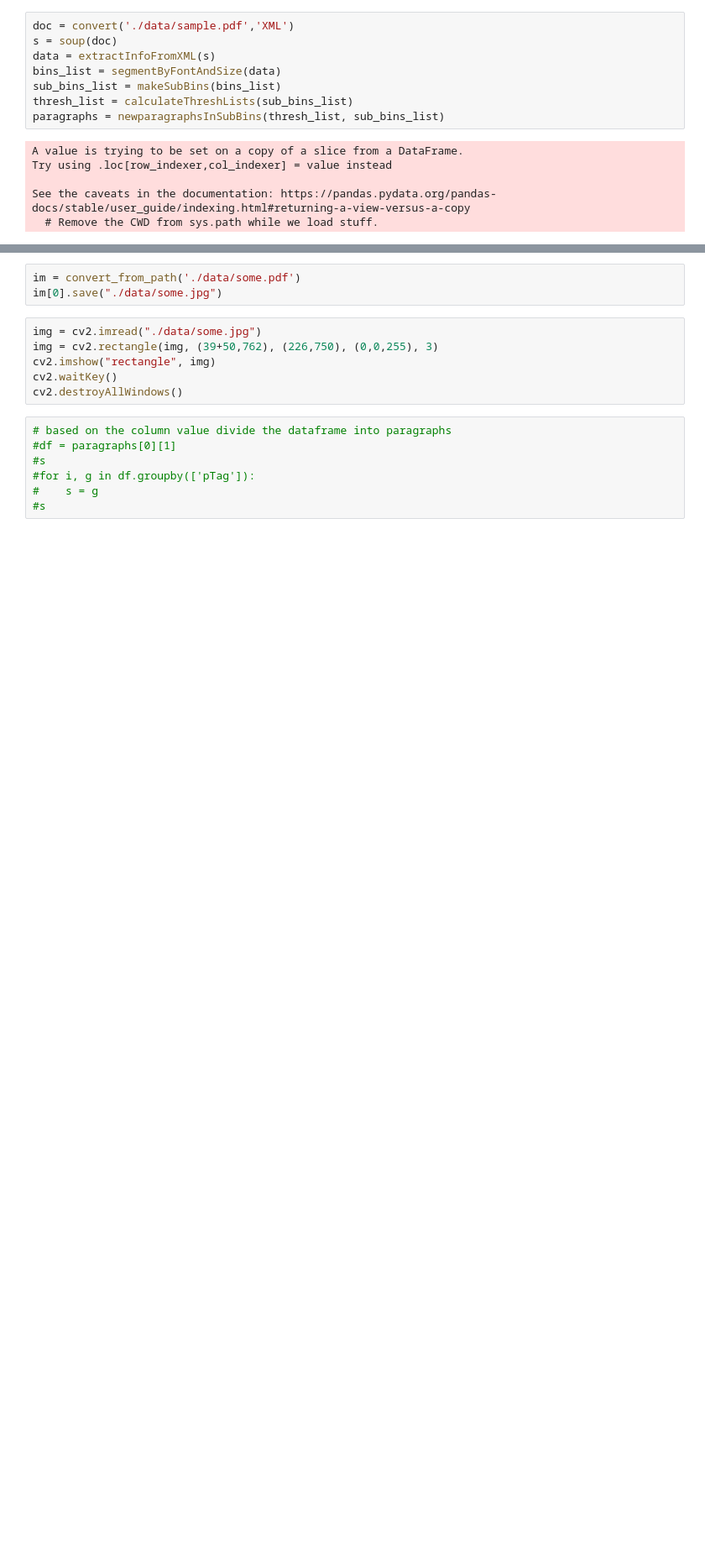
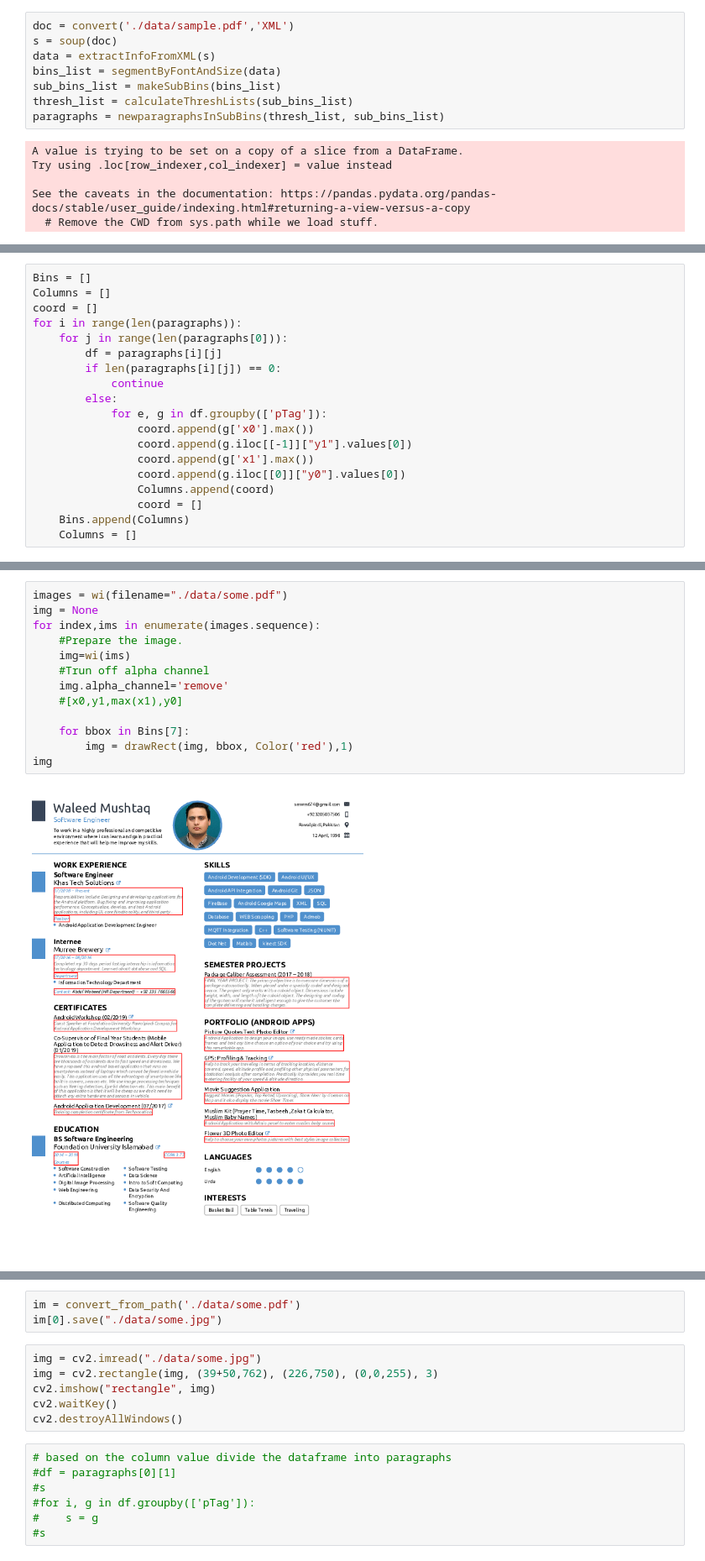
Before and after one commit to strikerhac/pdf_parser, a Jupyter notebook: pdf_parser.ipynb, the cells around one changed output, grey strips where cells are left out. Shown at 84% size. Drawn from its saved outputs; the diff is of its cells as text; blank space fills up the shorter version.

```diff
--- a/pdf_parser.ipynb
+++ b/pdf_parser.ipynb
@@ -289,0 +309,19 @@ paragraphs[0][1]
+# %%
+Bins = []
+Columns = []
+coord = []
+for i in range(len(paragraphs)):
+    for j in range(len(paragraphs[0])):
+        df = paragraphs[i][j]
+        if len(paragraphs[i][j]) == 0:
+            continue
+        else:
+            for e, g in df.groupby(['pTag']):
+                coord.append(g['x0'].max())
+                coord.append(g.iloc[[-1]]["y1"].values[0])
+                coord.append(g['x1'].max())
+                coord.append(g.iloc[[0]]["y0"].values[0])
+                Columns.append(coord)
+                coord = []
+    Bins.append(Columns)
+    Columns = []
@@ -289,0 +376,15 @@ paragraphs[0][1]
+# %%
+images = wi(filename="./data/some.pdf")
+img = None
+for index,ims in enumerate(images.sequence):
+    #Prepare the image.
+    img=wi(ims)
+    #Trun off alpha channel
+    img.alpha_channel='remove'
+    #[x0,y1,max(x1),y0]
+
+    for bbox in Bins[7]:
+        img = drawRect(img, bbox, Color('red'),1)
+img
+# %% [output]
+[figure, added]
```
Also changed, not shown: parts of 6 cells of this notebook, 1 other file.
